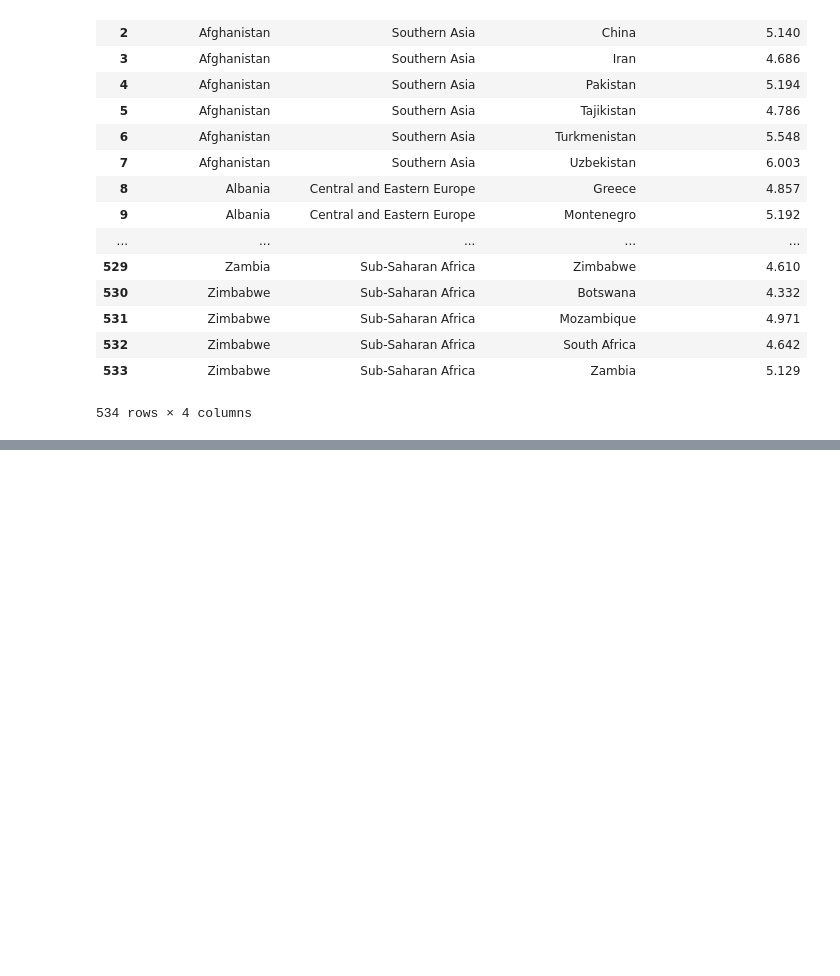
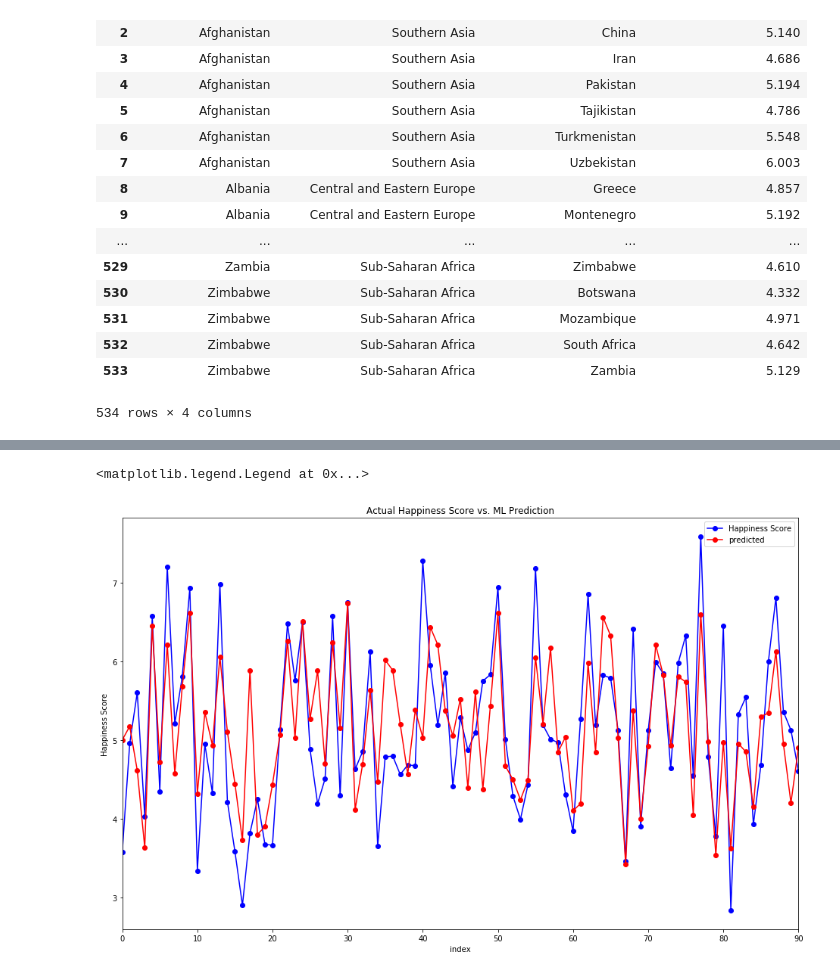
Before and after one commit to Kassymkhan919/CMPT353-Team-Happiness, a Jupyter notebook: MachineLearningUsingNeighbours.ipynb, the cells around one changed output, grey strips where cells are left out. Cells and saved outputs as stored; diff of their text form; code cells hidden in the pictures; blank space fills up the shorter version.

```diff
--- a/MachineLearningUsingNeighbours.ipynb
+++ b/MachineLearningUsingNeighbours.ipynb
@@ -151,0 +148,11 @@ print(arr2.loc[arr2['Country']=='Ukraine'])
+# %%
+arr3 = arr2[['Happiness Score','predicted']]
+arr3['Happiness Score'].plot(figsize=(16,10),style = 'bo-')
+arr3['predicted'].plot(figsize=(16,10),style = 'ro-')
+plt.title('Actual Happiness Score vs. ML Prediction')
+plt.xlabel('index')
+plt.ylabel('Happiness Score')
+plt.legend(['Happiness Score','predicted'])
+# %% [output]
+<matplotlib.legend.Legend at 0x...>
+[figure, added]
```
Also changed, not shown: parts of 8 cells of this notebook.
